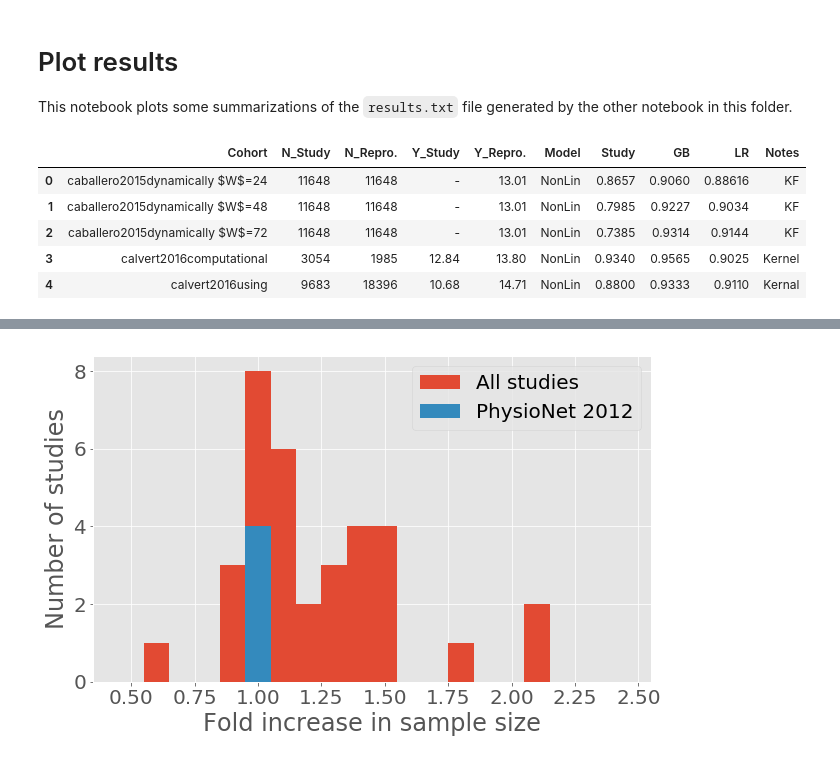
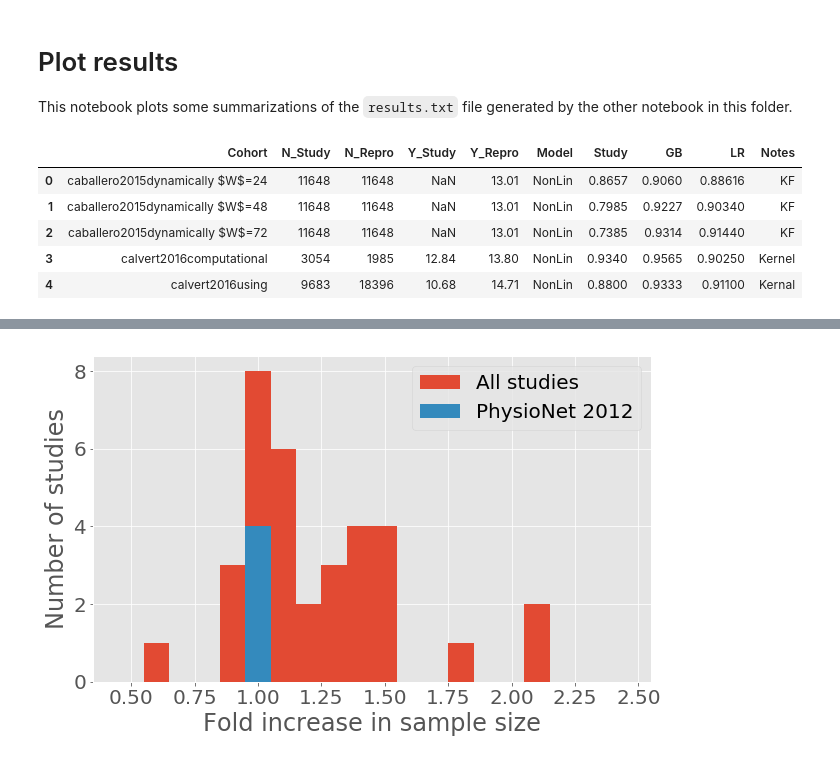
Before and after one commit to alistairewj/reproducibility-mimic, a Jupyter notebook: notebooks/generate-figures.ipynb, the cells around one changed output, grey strips where cells are left out. Drawn from its saved outputs; the diff is of its cells as text; code cells hidden in the pictures.

```diff
--- a/notebooks/generate-figures.ipynb
+++ b/notebooks/generate-figures.ipynb
@@ -18,14 +18,14 @@ font = {'family' : 'DejaVu Sans',
         'size'   : 20}
 matplotlib.rc('font', **font)
 # %%
-df1 = pd.read_csv('../results_hospmort.csv')
-df2 = pd.read_csv('../results_othermort.csv')
+df1 = pd.read_csv('../results_hospmort.csv', na_values=['-'])
+df2 = pd.read_csv('../results_othermort.csv', na_values=['-'])
 df = pd.concat([df1, df2])
 df.head()
 # %% [output]
-|  | Cohort | N_Study | N_Repro. | Y_Study | Y_Repro. | Model | Study | GB | LR | Notes |
-| 0 | caballero2015dynamically $W$=24 | 11648 | 11648 | - | 13.01 | NonLin | 0.8657 | 0.9060 | 0.88616 | KF |
-| 1 | caballero2015dynamically $W$=48 | 11648 | 11648 | - | 13.01 | NonLin | 0.7985 | 0.9227 | 0.9034 | KF |
-| 2 | caballero2015dynamically $W$=72 | 11648 | 11648 | - | 13.01 | NonLin | 0.7385 | 0.9314 | 0.9144 | KF |
-| 3 | calvert2016computational | 3054 | 1985 | 12.84 | 13.80 | NonLin | 0.9340 | 0.9565 | 0.9025 | Kernel |
-| 4 | calvert2016using | 9683 | 18396 | 10.68 | 14.71 | NonLin | 0.8800 | 0.9333 | 0.9110 | Kernal |
+|  | Cohort | N_Study | N_Repro | Y_Study | Y_Repro | Model | Study | GB | LR | Notes |
+| 0 | caballero2015dynamically $W$=24 | 11648 | 11648 | NaN | 13.01 | NonLin | 0.8657 | 0.9060 | 0.88616 | KF |
+| 1 | caballero2015dynamically $W$=48 | 11648 | 11648 | NaN | 13.01 | NonLin | 0.7985 | 0.9227 | 0.90340 | KF |
+| 2 | caballero2015dynamically $W$=72 | 11648 | 11648 | NaN | 13.01 | NonLin | 0.7385 | 0.9314 | 0.91440 | KF |
+| 3 | calvert2016computational | 3054 | 1985 | 12.84 | 13.80 | NonLin | 0.9340 | 0.9565 | 0.90250 | Kernel |
+| 4 | calvert2016using | 9683 | 18396 | 10.68 | 14.71 | NonLin | 0.8800 | 0.9333 | 0.91100 | Kernal |
```
Also changed, not shown: parts of 11 cells of this notebook.
